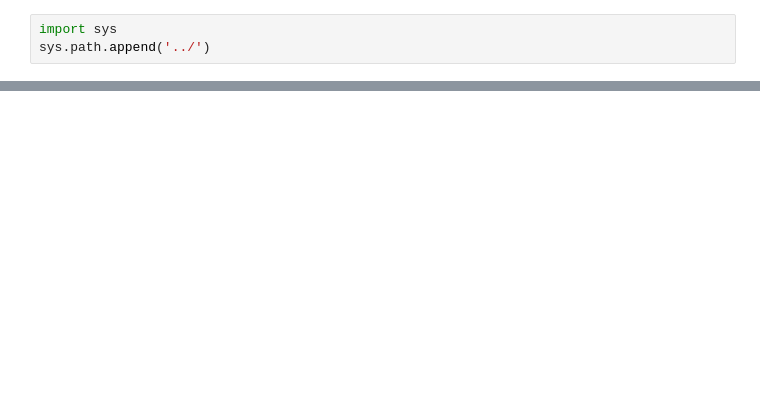
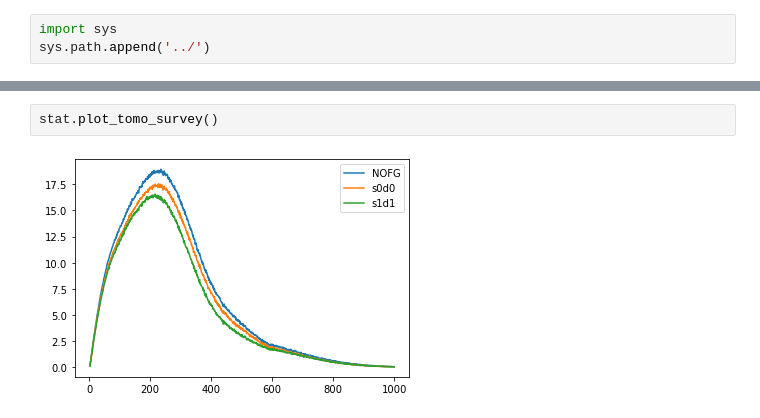
Before and after one commit to antolonappan/dell, a Jupyter notebook: Notebooks/SNR.ipynb, the cells around one changed output, grey strips where cells are left out. Saved outputs shown, nothing was run; the diff lists cells and outputs as text; blank space fills up the shorter version.

```diff
--- a/Notebooks/SNR.ipynb
+++ b/Notebooks/SNR.ipynb
@@ -13,0 +40,4 @@ S/N tomographic case: MCN0_withFG = 74.4
+# %%
+stat.plot_tomo_survey()
+# %% [output]
+[figure, added]
```
Also changed, not shown: parts of 7 cells of this notebook, 6 other files.
